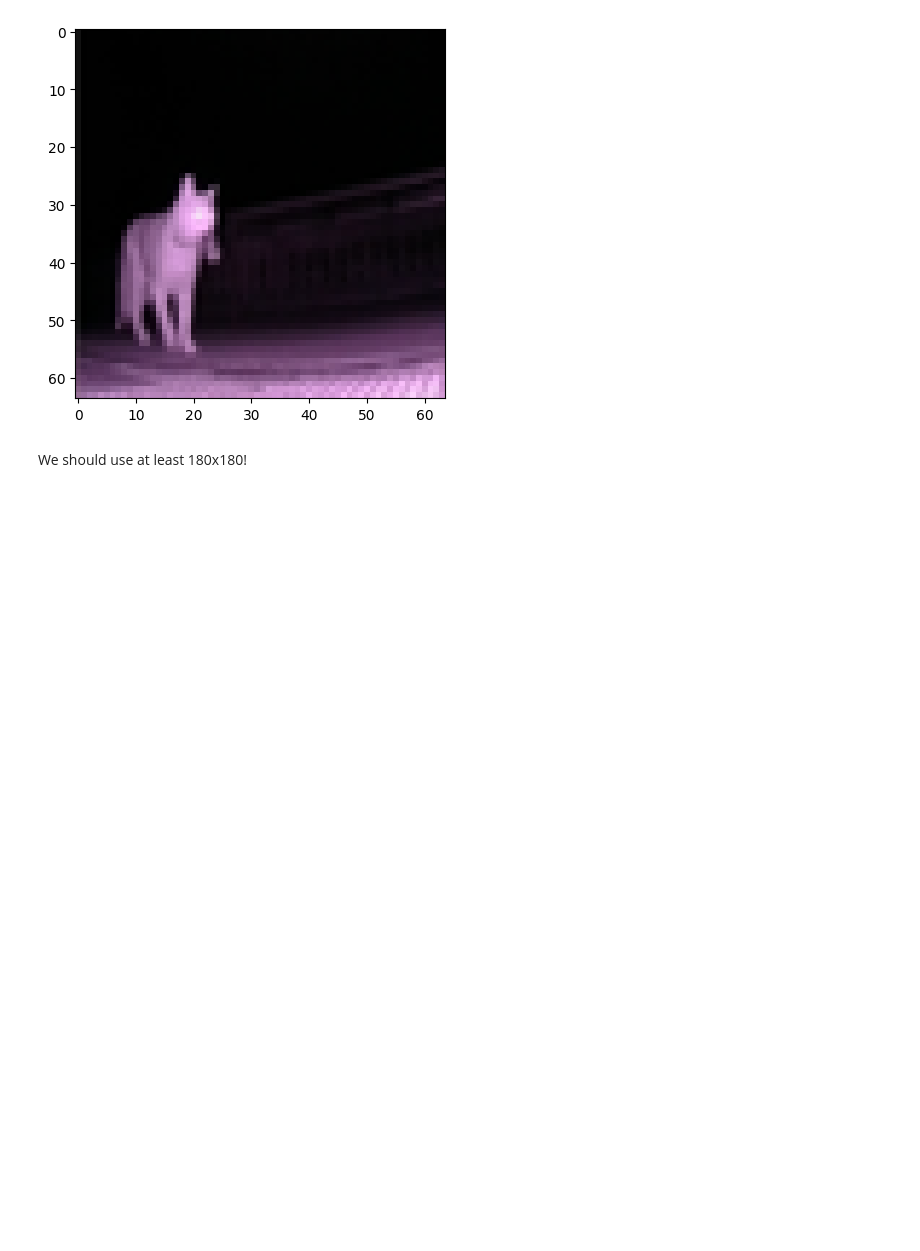
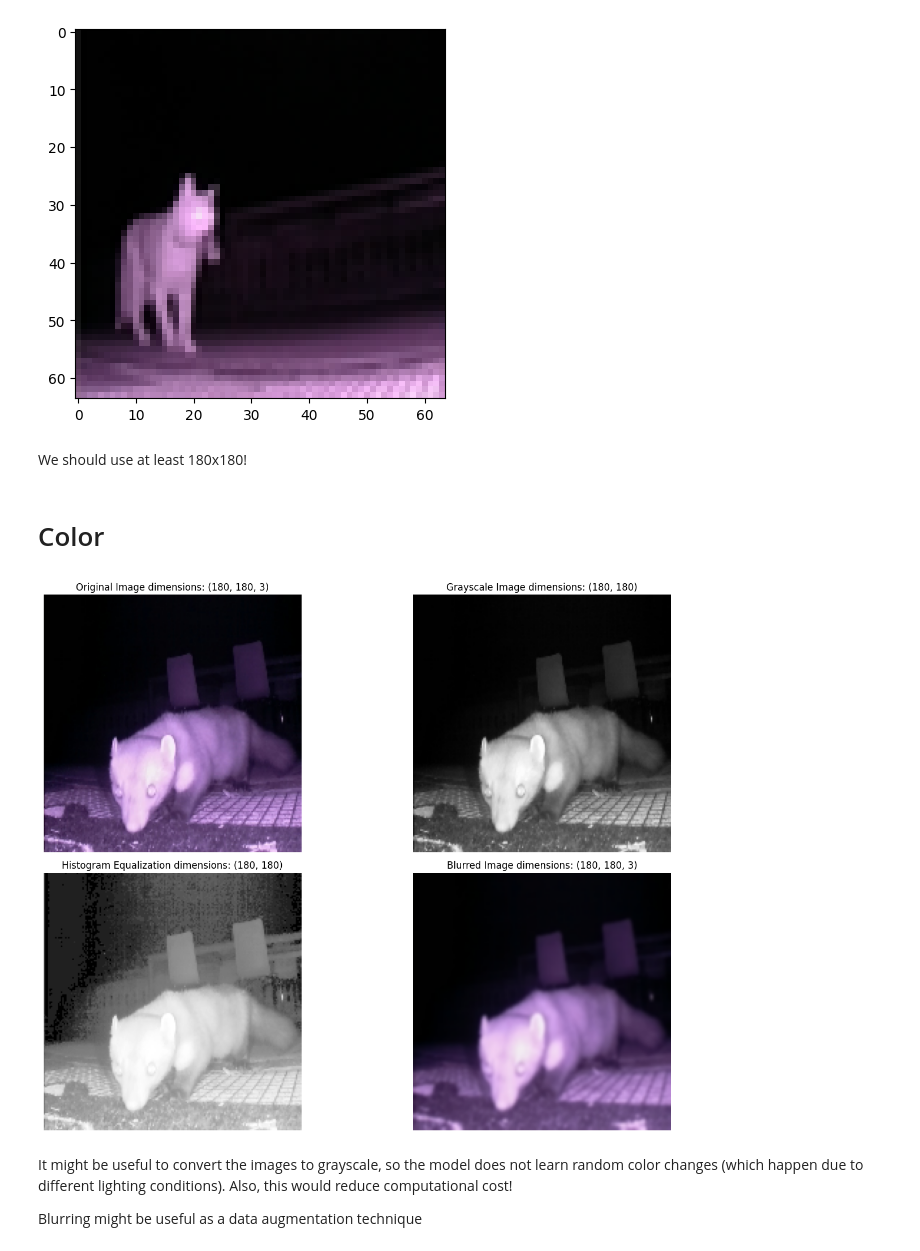
Before and after one commit to MirelaElla/CatWatcher, a Jupyter notebook: imagesizing.ipynb, the cells around one changed output. Saved outputs shown, nothing was run; the diff lists cells and outputs as text; code cells hidden in the pictures; blank space fills up the shorter version.

Commit message:
exploring color manipulation options

```diff
--- a/imagesizing.ipynb
+++ b/imagesizing.ipynb
@@ -47,3 +49,66 @@ New image size: (64, 64)
 [figure]
 # %% [markdown]
 We should use at least 180x180!
+# %% [markdown]
+# Color
+# %%
+import cv2
+import numpy as np
+import matplotlib.pyplot as plt
+from tensorflow.keras.preprocessing import image
+
+# Set the image dimensions
+img_height, img_width = 180, 180
+
+# Load an example image
+img_path = 'C:\\Users\\mirela\\Documents\\gitRepos\\CatWatcher\\examples\\other\\2024_04_17_03_16_35_428391_cat_mouth_detected.jpg'
+img = image.load_img(img_path, target_size=(img_height, img_width))
+img_array = image.img_to_array(img)
+
+# Convert to uint8
+img_array = img_array.astype(np.uint8)
+
+# Convert to grayscale
+gray_img = cv2.cvtColor(img_array, cv2.COLOR_RGB2GRAY)
+
+# Apply histogram equalization on grayscale
+equalized_img = cv2.equalizeHist(gray_img)
+
+# Apply Gaussian Blur on original image
+blurred_img = cv2.GaussianBlur(img_array, (5, 5), 0)
+
+# Display the images in a grid
+plt.figure(figsize=(15, 10))
+
+# Original Image
+plt.subplot(2, 2, 1)
+plt.title(f'Original Image dimensions: {img_array.shape}')
+plt.imshow(img_array.astype('uint8'))
+plt.axis('off')
+
+# Grayscale Image
+plt.subplot(2, 2, 2)
+plt.title(f'Grayscale Image dimensions: {gray_img.shape}')
+plt.imshow(gray_img, cmap='gray')
+plt.axis('off')
+
+# Histogram Equalization
+plt.subplot(2, 2, 3)
+plt.title(f'Histogram Equalization dimensions: {equalized_img.shape}')
+plt.imshow(equalized_img, cmap='gray')
+plt.axis('off')
+
+# Blurred Image
+plt.subplot(2, 2, 4)
+plt.title(f'Blurred Image dimensions: {blurred_img.shape}')
+plt.imshow(blurred_img.astype('uint8'))
+plt.axis('off')
+
+plt.tight_layout()
+plt.show()
+# %% [output]
+[figure, added]
+# %% [markdown]
+It might be useful to convert the images to grayscale, so the model does not learn random color changes (which happen due to different lighting conditions). Also, this would reduce computational cost!
+
+Blurring might be useful as a data augmentation technique
```
Also changed, not shown: parts of 1 cell of this notebook.
